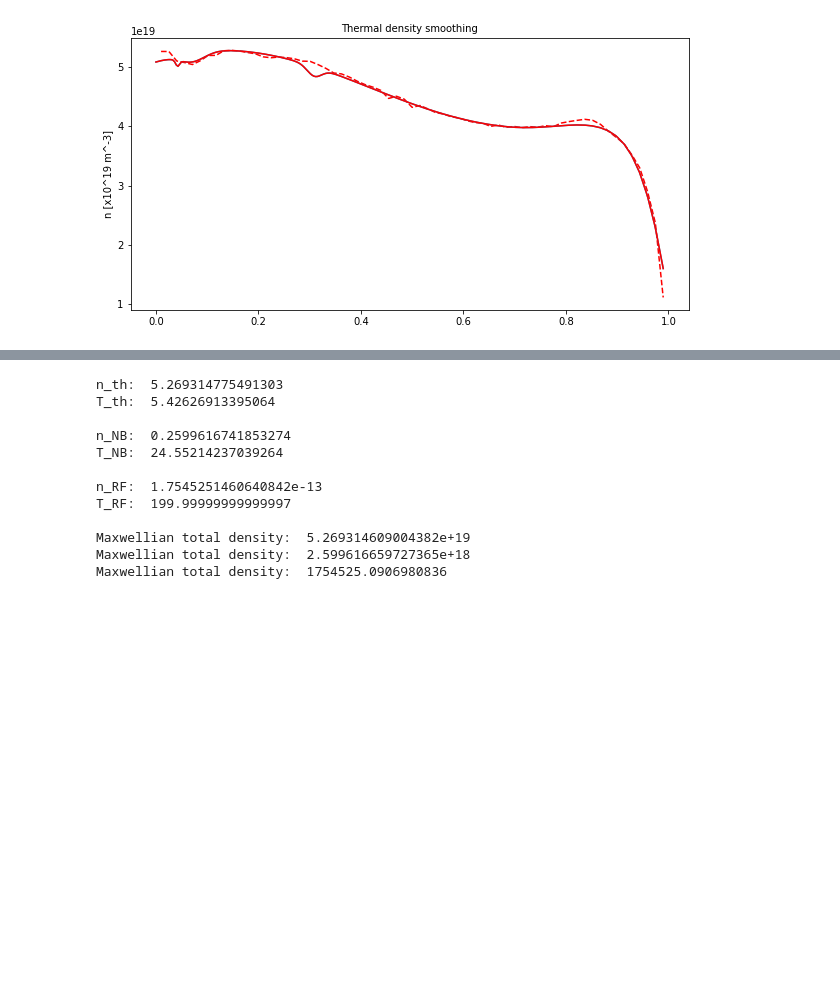
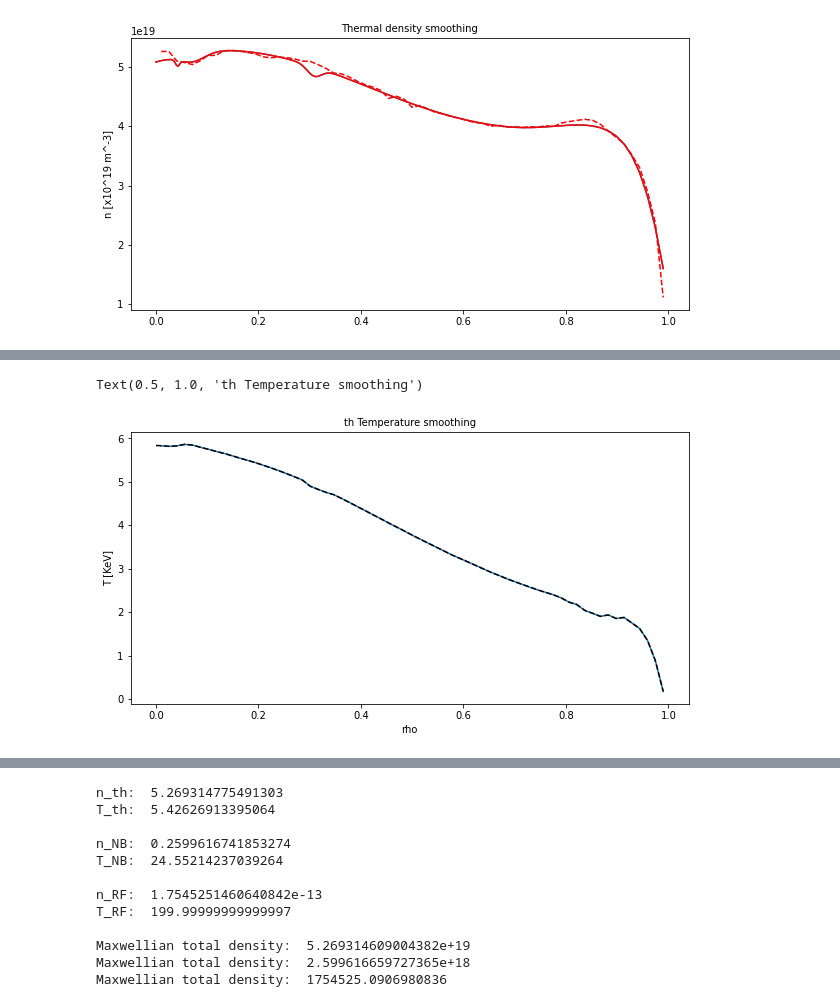
Before and after one commit to vandelij/genray_cql3d_plots, a Jupyter notebook: shots/147634/scan_beam_and_RF/beam_5_RF_testing/make_distrobution.ipynb, the cells around one changed output, grey strips where cells are left out. Drawn from its saved outputs; the diff is of its cells as text; code cells hidden in the pictures; blank space fills up the shorter version.

```diff
--- a/shots/147634/scan_beam_and_RF/beam_5_RF_testing/make_distrobution.ipynb
+++ b/shots/147634/scan_beam_and_RF/beam_5_RF_testing/make_distrobution.ipynb
@@ -1228,0 +1232,18 @@ plt.plot(rho_fine, nRF_tosave_metric + nNB_tosave_metric + nth_tosave_metric, 'k
+# %%
+# thermal temperature smoothing
+
+plt.figure(figsize=(10,5))
+plt.plot(rho, Tth_array)
+
+from scipy.interpolate import interp1d
+Tth_tosave_kev = interp1d(rho, Tth_array, fill_value="extrapolate")(rho_fine)
+plt.plot(rho_fine, Tth_tosave_kev, 'k--')
+plt.xlabel('rho')
+plt.ylabel('T [KeV]')
+plt.title('th Temp smoothing')
+#plt.plot(rho_fine, 0*TNB_tosave_kev, 'k--')
+plt.ylabel('T [KeV]')
+plt.title('th Temperature smoothing')
+# %% [output]
+Text(0.5, 1.0, 'th Temperature smoothing')
+[figure, added]
```
Also changed, not shown: parts of 3 cells of this notebook.
